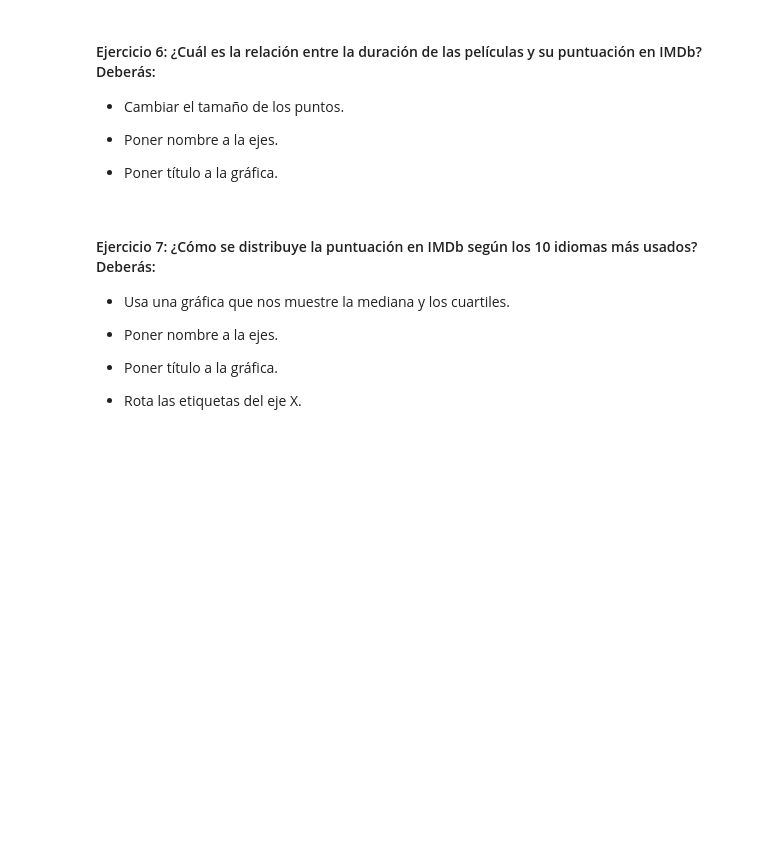
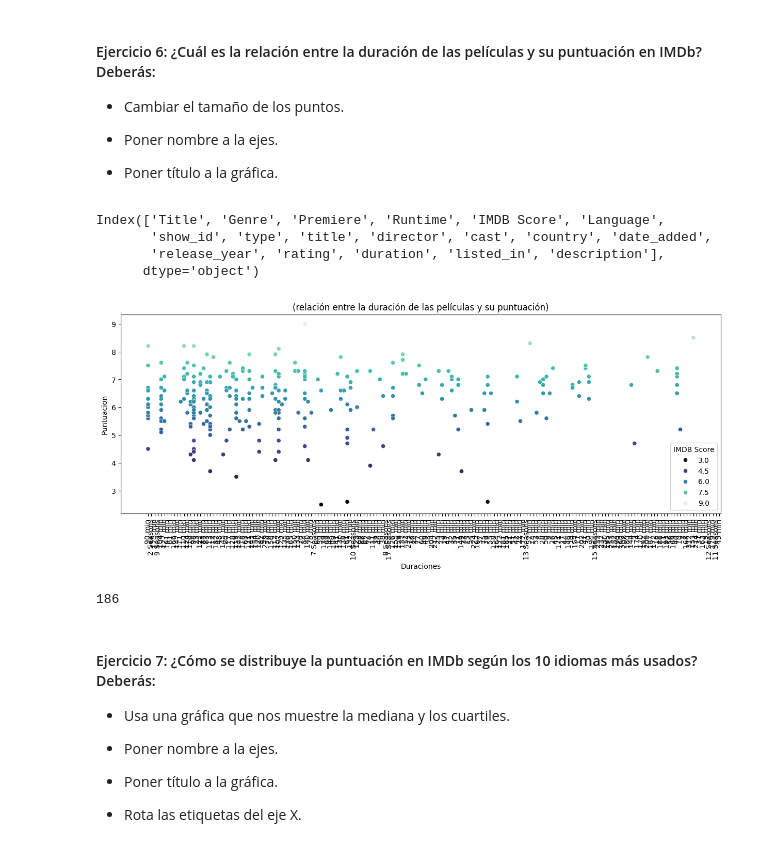
Before and after one commit to santiagorodriguez-dev/laboratorio-modulo2-leccion04-visualizacion, a Jupyter notebook: laboratorio-modulo2-leccion04-visualizacion.ipynb, the cells around one changed output. Saved outputs shown, nothing was run; the diff lists cells and outputs as text; code cells hidden in the pictures; blank space fills up the shorter version.

```diff
--- a/laboratorio-modulo2-leccion04-visualizacion.ipynb
+++ b/laboratorio-modulo2-leccion04-visualizacion.ipynb
@@ -169,6 +169,37 @@ plt.show()
 - Poner nombre a la ejes.
 
 - Poner título a la gráfica.
+# %%
+df.columns
+# %% [output]
+Index(['Title', 'Genre', 'Premiere', 'Runtime', 'IMDB Score', 'Language',
+       'show_id', 'type', 'title', 'director', 'cast', 'country', 'date_added',
+       'release_year', 'rating', 'duration', 'listed_in', 'description'],
+      dtype='object')
+# %%
+df_seis_c = df[["duration","IMDB Score"]]
+df_seis_c.head(1)
+
+plt.figure(figsize = (15,5))
+
+sns.scatterplot(
+            x="duration",
+            y="IMDB Score",
+            data=df_seis_c,
+            palette="mako",
+            hue="IMDB Score",
+        )
+
+plt.title("(relación entre la duración de las películas y su puntuación)")
+plt.xlabel("Duraciones")
+plt.ylabel("Puntuacion")
+plt.xticks(rotation=90)
+plt.show()
+
+len(df["duration"].unique())
+# %% [output]
+[figure, added]
+186
 # %% [markdown]
 #### Ejercicio 7: ¿Cómo se distribuye la puntuación en IMDb según los 10 idiomas más usados? Deberás:
 
```
